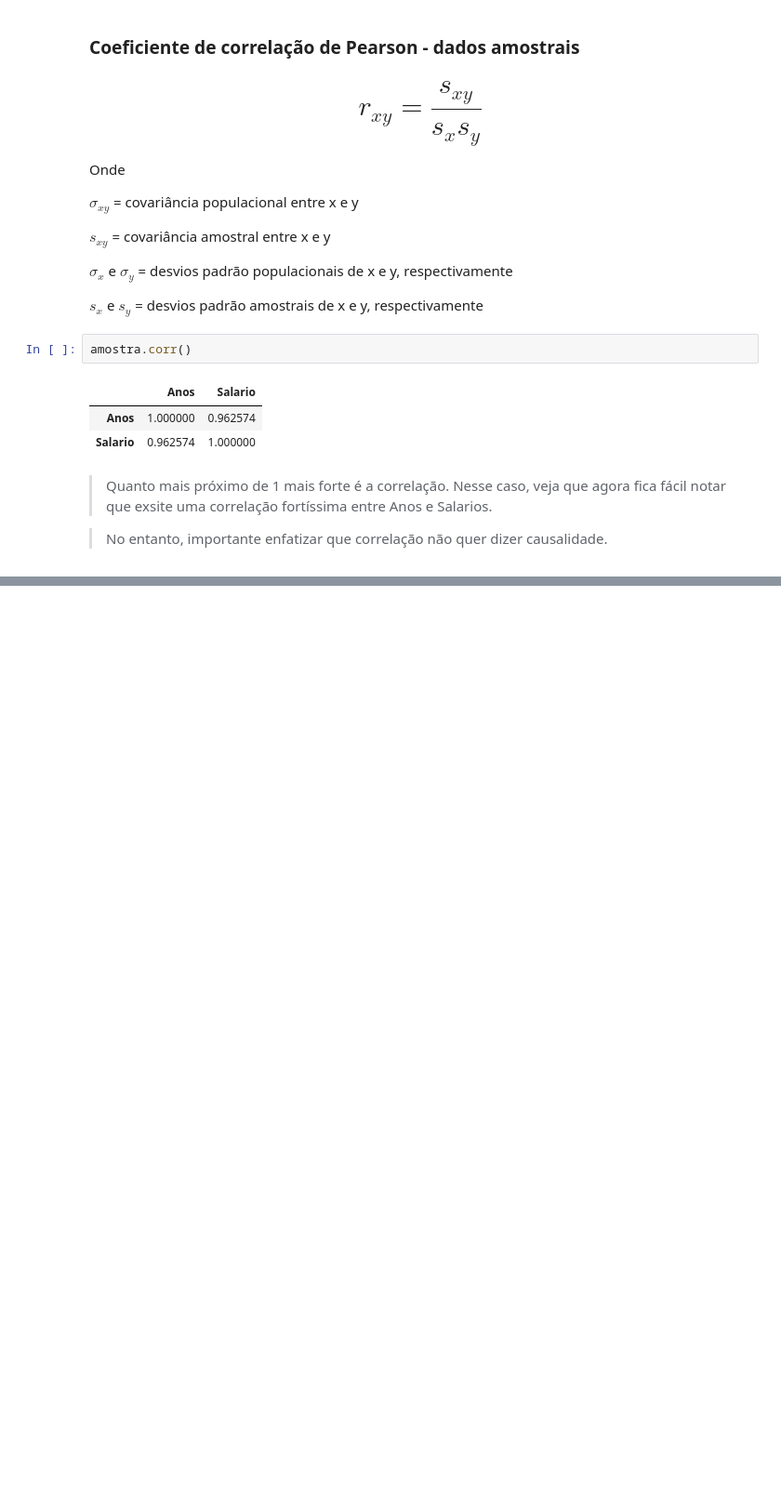
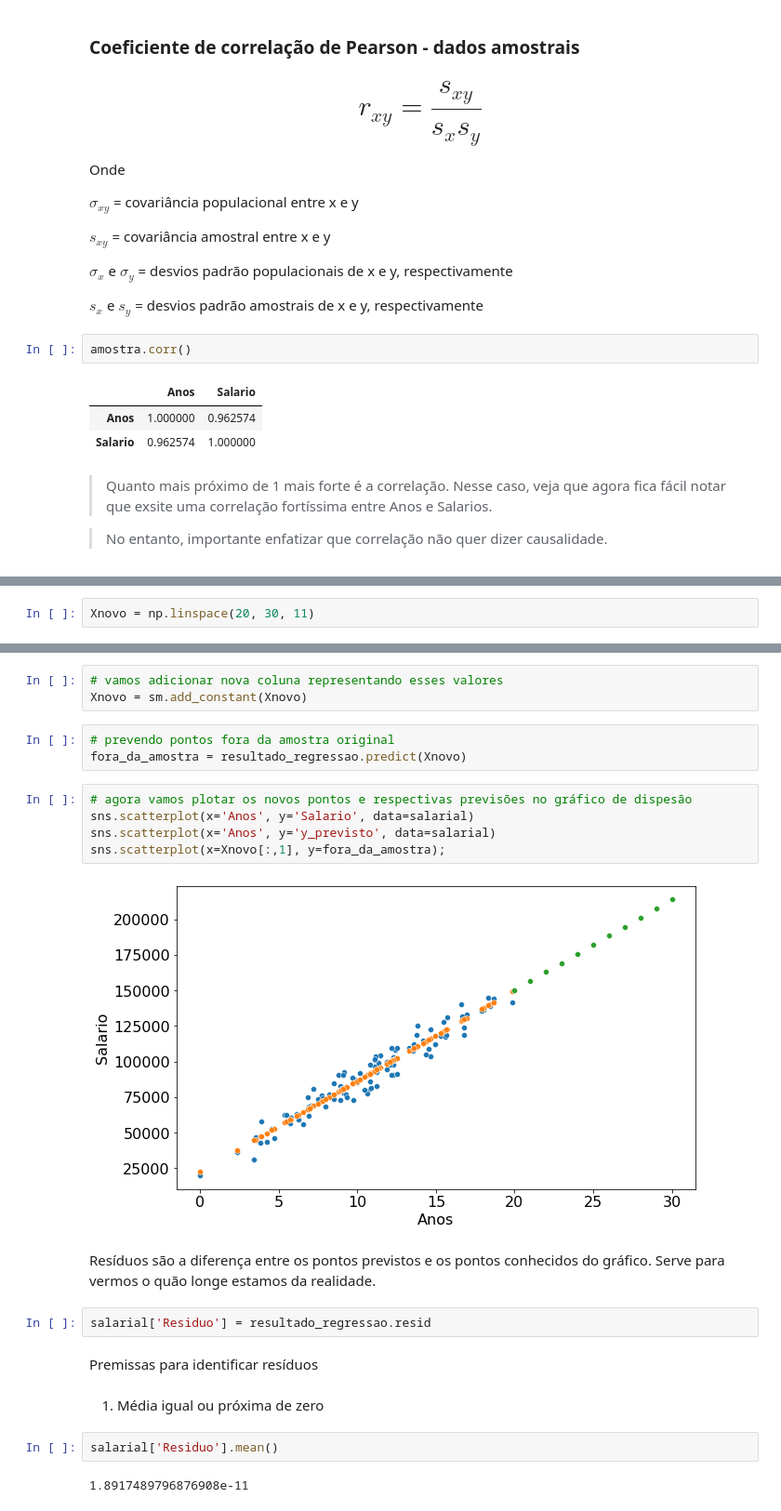
Before and after one commit to KPxto/bootcamp-alura, a Jupyter notebook: modulo_03/estatistica/Covariancia e Correlação.ipynb, the cells around one changed output, grey strips where cells are left out. Shown at 93% size. Saved outputs shown, nothing was run; the diff lists cells and outputs as text; blank space fills up the shorter version.

```diff
--- a/modulo_03/estatistica/Covariancia e Correlação.ipynb
+++ b/modulo_03/estatistica/Covariancia e Correlação.ipynb
@@ -121,0 +196,2 @@ amostra.corr()
+# %%
+Xnovo = np.linspace(20, 30, 11)
@@ -121,0 +202,25 @@ amostra.corr()
+# %%
+# vamos adicionar nova coluna representando esses valores
+Xnovo = sm.add_constant(Xnovo)
+# %%
+# prevendo pontos fora da amostra original
+fora_da_amostra = resultado_regressao.predict(Xnovo)
+# %%
+# agora vamos plotar os novos pontos e respectivas previsões no gráfico de dispesão
+sns.scatterplot(x='Anos', y='Salario', data=salarial)
+sns.scatterplot(x='Anos', y='y_previsto', data=salarial)
+sns.scatterplot(x=Xnovo[:,1], y=fora_da_amostra);
+# %% [output]
+[figure, added]
+# %% [markdown]
+Resíduos são a diferença entre os pontos previstos e os pontos conhecidos do gráfico. Serve para vermos o quão longe estamos da realidade.
+# %%
+salarial['Residuo'] = resultado_regressao.resid
+# %% [markdown]
+Premissas para identificar resíduos
+# %% [markdown]
+1. Média igual ou próxima de zero
+# %%
+salarial['Residuo'].mean()
+# %% [output]
+1.8917489796876908e-11
```
Also changed, not shown: parts of 27 cells of this notebook, 2 other files.
